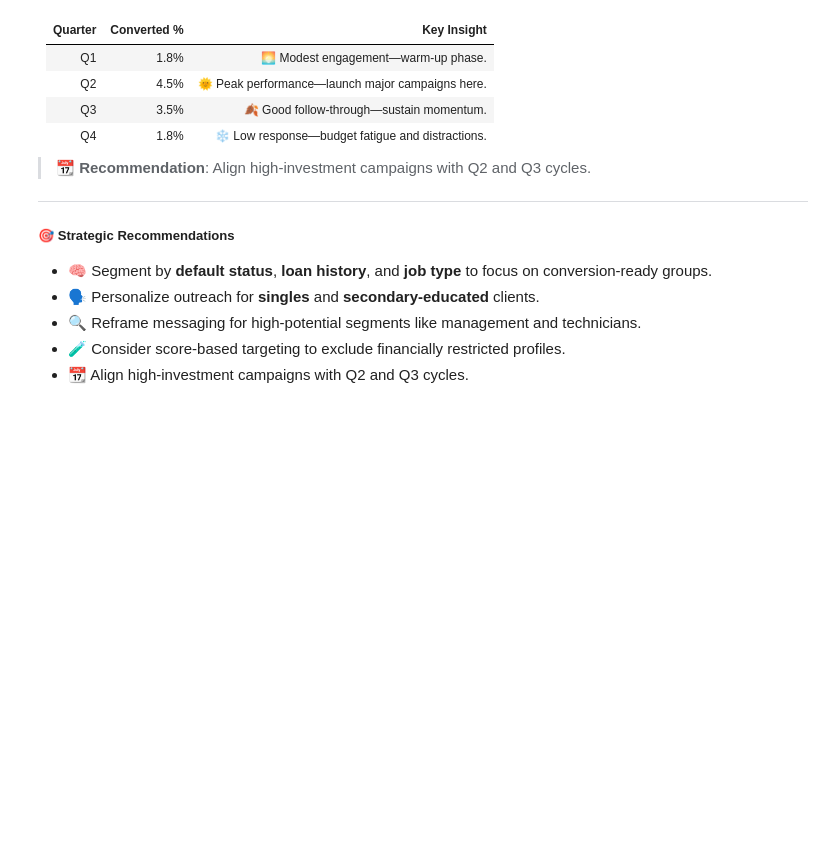
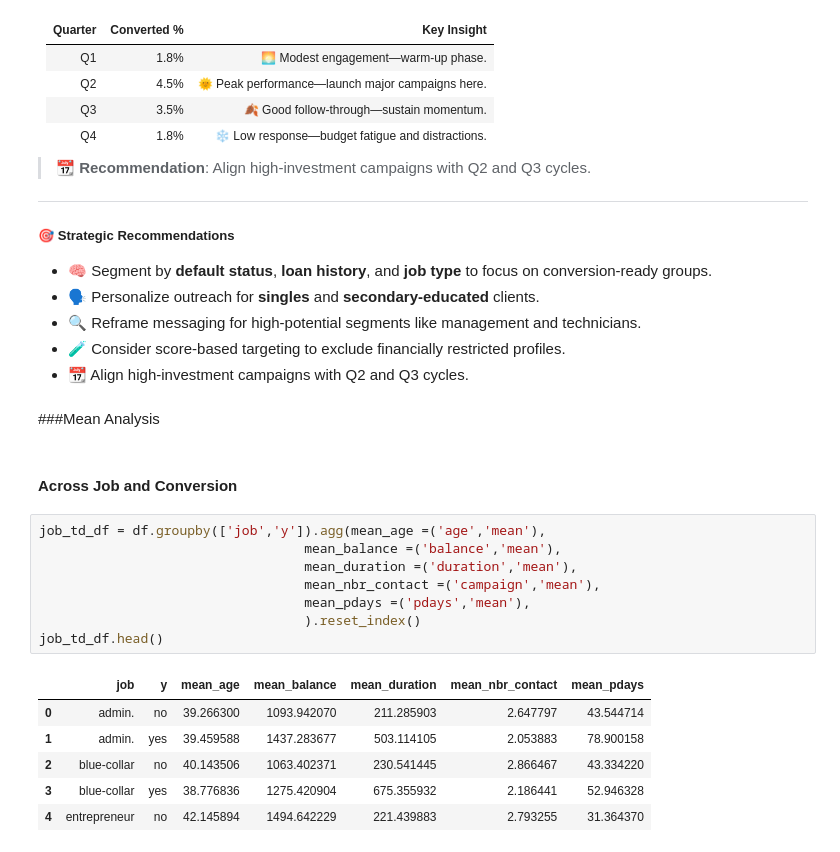
Before and after one commit to chayanbasu007/td_cross_sell_model, a Jupyter notebook: TD_Cross_Sell_Model.ipynb, the cells around one changed output. Cells and saved outputs as stored; diff of their text form; blank space fills up the shorter version.

```diff
--- a/TD_Cross_Sell_Model.ipynb
+++ b/TD_Cross_Sell_Model.ipynb
@@ -709,3 +705,22 @@ The image presents grouped bar charts across six dimensions—job, marital statu
 - 🔍 Reframe messaging for high-potential segments like management and technicians.
 - 🧪 Consider score-based targeting to exclude financially restricted profiles.
 - 📆 Align high-investment campaigns with Q2 and Q3 cycles.
+# %% [markdown]
+###Mean Analysis
+# %% [markdown]
+#### Across Job and Conversion
+# %%
+job_td_df = df.groupby(['job','y']).agg(mean_age =('age','mean'),
+                                  mean_balance =('balance','mean'),
+                                  mean_duration =('duration','mean'),
+                                  mean_nbr_contact =('campaign','mean'),
+                                  mean_pdays =('pdays','mean'),
+                                  ).reset_index()
+job_td_df.head()
+# %% [output]
+|  | job | y | mean_age | mean_balance | mean_duration | mean_nbr_contact | mean_pdays |
+| 0 | admin. | no | 39.266300 | 1093.942070 | 211.285903 | 2.647797 | 43.544714 |
+| 1 | admin. | yes | 39.459588 | 1437.283677 | 503.114105 | 2.053883 | 78.900158 |
+| 2 | blue-collar | no | 40.143506 | 1063.402371 | 230.541445 | 2.866467 | 43.334220 |
+| 3 | blue-collar | yes | 38.776836 | 1275.420904 | 675.355932 | 2.186441 | 52.946328 |
+| 4 | entrepreneur | no | 42.145894 | 1494.642229 | 221.439883 | 2.793255 | 31.364370 |
```
Also changed, not shown: parts of 11 cells of this notebook.
